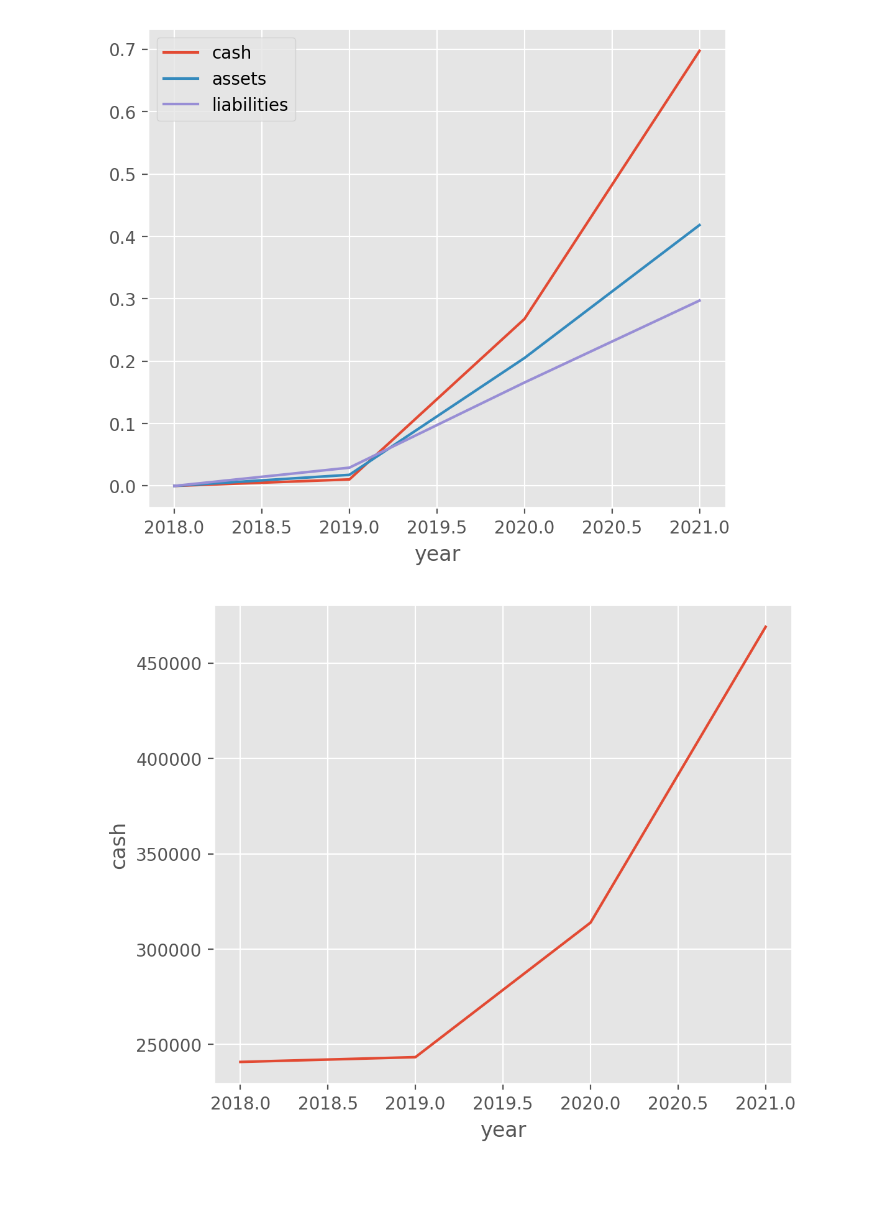
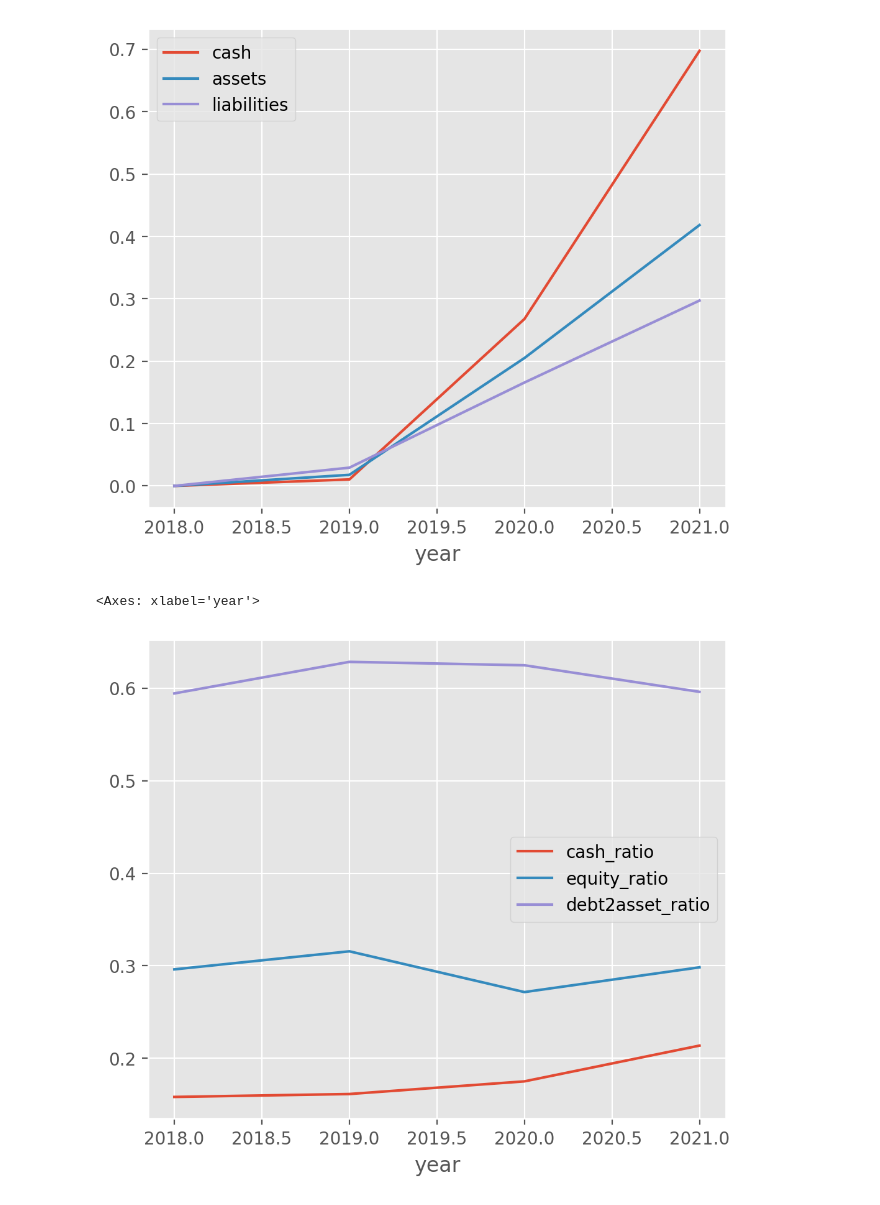
Before and after one commit to m-schildt/AAA, a Jupyter notebook: 5_diff&diff.ipynb, the cells around one changed output. Saved outputs shown, nothing was run; the diff lists cells and outputs as text; code cells hidden in the pictures.

```diff
--- a/5_diff&diff.ipynb
+++ b/5_diff&diff.ipynb
@@ -1964,6 +1964,7 @@ results_dict['digit_CDRC'] = digit_gps.calculate_CDRC()
 # %%
 merged_df = pd.read_csv('data/main/merged_data.csv')
 test_df = merged_df
+test_df.replace([np.inf, -np.inf], np.nan, inplace=True)
 # %%
 df_pivot = pd.wide_to_long(test_df, ["loan","current_ratio","current_liabilities","liabilities","qick_ratio","equity","equity_ratio","cash","assets","current_assets","cash_ratio","debt2asset_ratio","debt2equity_ratio"], i="company", j="year", sep="_")
 # %%
@@ -2038,14 +2034,8 @@ df_pivot.groupby(["year"])["cash",'assets','liabilities'].mean().dropna().pct_ch
 # %% [output]
 <Axes: xlabel='year'>
 [figure]
-# %%
-sns.lineplot(
-    data=(df_pivot
-          .groupby(["year"])["cash"]
-          .mean()
-          .reset_index()),
-    x="year",
-    y = "cash",#hue="cohort",
-    );
-# %% [output]
-[figure, removed]
+# %%
+df_pivot.groupby(["year"])["cash_ratio","equity_ratio","debt2asset_ratio"].mean().dropna().reset_index().plot('year')
+# %% [output]
+<Axes: xlabel='year'>
+[figure, added]
```
Also changed, not shown: parts of 4 cells of this notebook, 2 other files.
